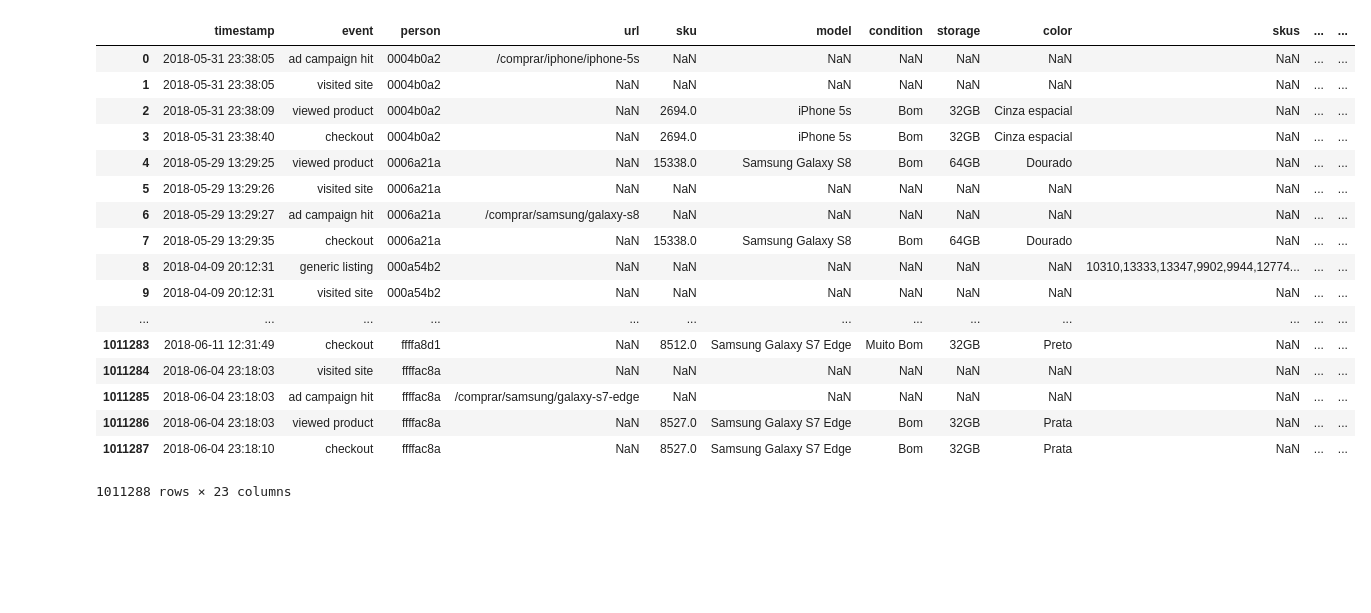
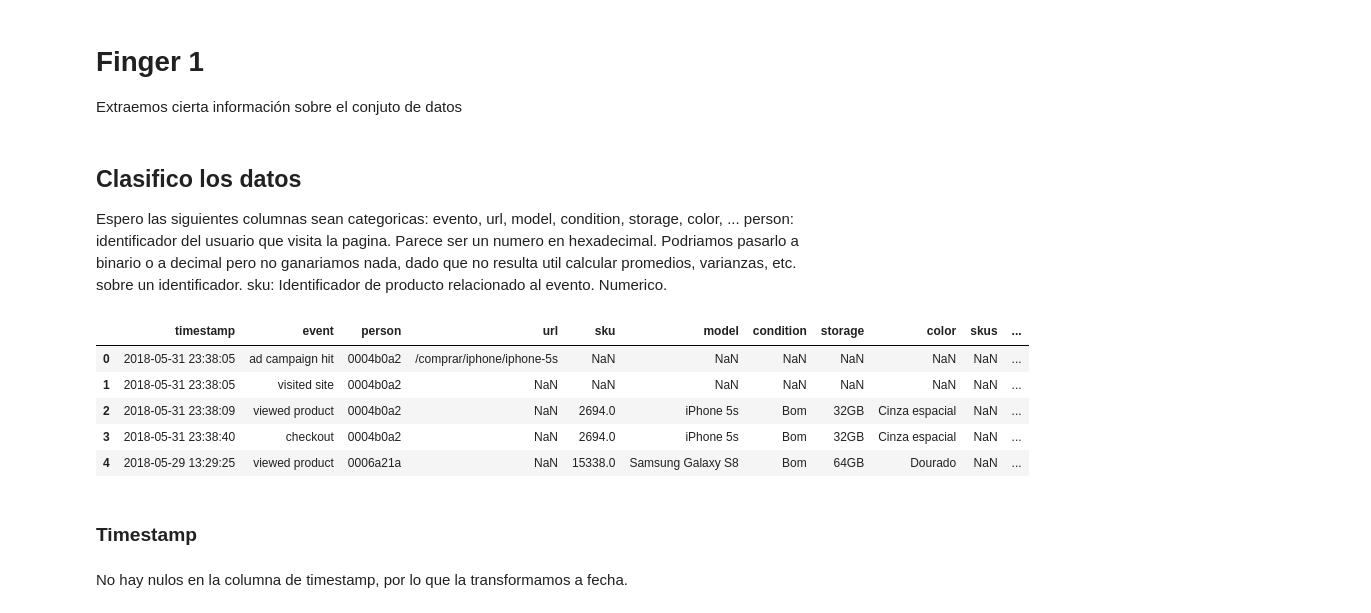
Before and after one commit to seblaz/datos-fingers, a Jupyter notebook: fingers1.ipynb, the cells around one changed output. Cells and saved outputs as stored; diff of their text form; code cells hidden in the pictures; blank space fills up the shorter version.

Commit message:
se completa el fingers 1

```diff
--- a/fingers1.ipynb
+++ b/fingers1.ipynb
@@ -10,21 +5,41 @@ df = pd.read_csv('events.csv', low_memory=False, dtype={'event': 'category'})
+# %% [markdown]
+# Finger 1
+Extraemos cierta información sobre el conjuto de datos
+# %%
+pd.set_option('display.max_columns', 25)
+# %%
+tipos_de_dato = {
+    'event': 'category',
+    'url': 'category',
+    'model': 'category',
+    'condition': 'category',
+    'storage': 'category',
+    'color': 'category',
+    'staticpage': 'category',
+    'search_engine': 'category',
+    'channel': 'category',
+    'new_vs_returning': 'category',
+    'city': 'category',
+    'region': 'category',
+    'country': 'category',
+    'device_type': 'category',
+    'operating_system_version': 'category',
+    'browser_version': 'category'
+}
+df = pd.read_csv('../../fiuba-trocafone-tp1-final-set/events.csv', low_memory=False, dtype=tipos_de_dato)
+# %% [markdown]
+## Clasifico los datos
+Espero las siguientes columnas sean categoricas: evento, url, model, condition, storage, color, ...
+person: identificador del usuario que visita la pagina. Parece ser un numero en hexadecimal. Podriamos pasarlo a binario o a decimal pero no ganariamos nada, dado que no resulta util calcular promedios, varianzas, etc. sobre un identificador.
+sku: Identificador de producto relacionado al evento. Numerico.
 # %%
-df
+df.head()
 # %% [output]
-|  | timestamp | event | person | url | sku | model | condition | storage | color | skus | ... | ... |
-| 0 | 2018-05-31 23:38:05 | ad campaign hit | 0004b0a2 | /comprar/iphone/iphone-5s | NaN | NaN | NaN | NaN | NaN | NaN | ... | ... |
-| 1 | 2018-05-31 23:38:05 | visited site | 0004b0a2 | NaN | NaN | NaN | NaN | NaN | NaN | NaN | ... | ... |
-| 2 | 2018-05-31 23:38:09 | viewed product | 0004b0a2 | NaN | 2694.0 | iPhone 5s | Bom | 32GB | Cinza espacial | NaN | ... | ... |
-| 3 | 2018-05-31 23:38:40 | checkout | 0004b0a2 | NaN | 2694.0 | iPhone 5s | Bom | 32GB | Cinza espacial | NaN | ... | ... |
-| 4 | 2018-05-29 13:29:25 | viewed product | 0006a21a | NaN | 15338.0 | Samsung Galaxy S8 | Bom | 64GB | Dourado | NaN | ... | ... |
-| 5 | 2018-05-29 13:29:26 | visited site | 0006a21a | NaN | NaN | NaN | NaN | NaN | NaN | NaN | ... | ... |
-| 6 | 2018-05-29 13:29:27 | ad campaign hit | 0006a21a | /comprar/samsung/galaxy-s8 | NaN | NaN | NaN | NaN | NaN | NaN | ... | ... |
-| 7 | 2018-05-29 13:29:35 | checkout | 0006a21a | NaN | 15338.0 | Samsung Galaxy S8 | Bom | 64GB | Dourado | NaN | ... | ... |
-| 8 | 2018-04-09 20:12:31 | generic listing | 000a54b2 | NaN | NaN | NaN | NaN | NaN | NaN | 10310,13333,13347,9902,9944,12774... | ... | ... |
-| 9 | 2018-04-09 20:12:31 | visited site | 000a54b2 | NaN | NaN | NaN | NaN | NaN | NaN | NaN | ... | ... |
-| ... | ... | ... | ... | ... | ... | ... | ... | ... | ... | ... | ... | ... |
-| 1011283 | 2018-06-11 12:31:49 | checkout | ffffa8d1 | NaN | 8512.0 | Samsung Galaxy S7 Edge | Muito Bom | 32GB | Preto | NaN | ... | ... |
-| 1011284 | 2018-06-04 23:18:03 | visited site | ffffac8a | NaN | NaN | NaN | NaN | NaN | NaN | NaN | ... | ... |
-| 1011285 | 2018-06-04 23:18:03 | ad campaign hit | ffffac8a | /comprar/samsung/galaxy-s7-edge | NaN | NaN | NaN | NaN | NaN | NaN | ... | ... |
-| 1011286 | 2018-06-04 23:18:03 | viewed product | ffffac8a | NaN | 8527.0 | Samsung Galaxy S7 Edge | Bom | 32GB | Prata | NaN | ... | ... |
-| 1011287 | 2018-06-04 23:18:10 | checkout | ffffac8a | NaN | 8527.0 | Samsung Galaxy S7 Edge | Bom | 32GB | Prata | NaN | ... | ... |
+|  | timestamp | event | person | url | sku | model | condition | storage | color | skus | ... |
+| 0 | 2018-05-31 23:38:05 | ad campaign hit | 0004b0a2 | /comprar/iphone/iphone-5s | NaN | NaN | NaN | NaN | NaN | NaN | ... |
+| 1 | 2018-05-31 23:38:05 | visited site | 0004b0a2 | NaN | NaN | NaN | NaN | NaN | NaN | NaN | ... |
+| 2 | 2018-05-31 23:38:09 | viewed product | 0004b0a2 | NaN | 2694.0 | iPhone 5s | Bom | 32GB | Cinza espacial | NaN | ... |
+| 3 | 2018-05-31 23:38:40 | checkout | 0004b0a2 | NaN | 2694.0 | iPhone 5s | Bom | 32GB | Cinza espacial | NaN | ... |
+| 4 | 2018-05-29 13:29:25 | viewed product | 0006a21a | NaN | 15338.0 | Samsung Galaxy S8 | Bom | 64GB | Dourado | NaN | ... |
-1011288 rows × 23 columns
+# %% [markdown]
+### Timestamp
@@ -30,0 +48,2 @@ df
+# %% [markdown]
+No hay nulos en la columna de timestamp, por lo que la transformamos a fecha.
```
Also changed, not shown: parts of 16 cells of this notebook.
